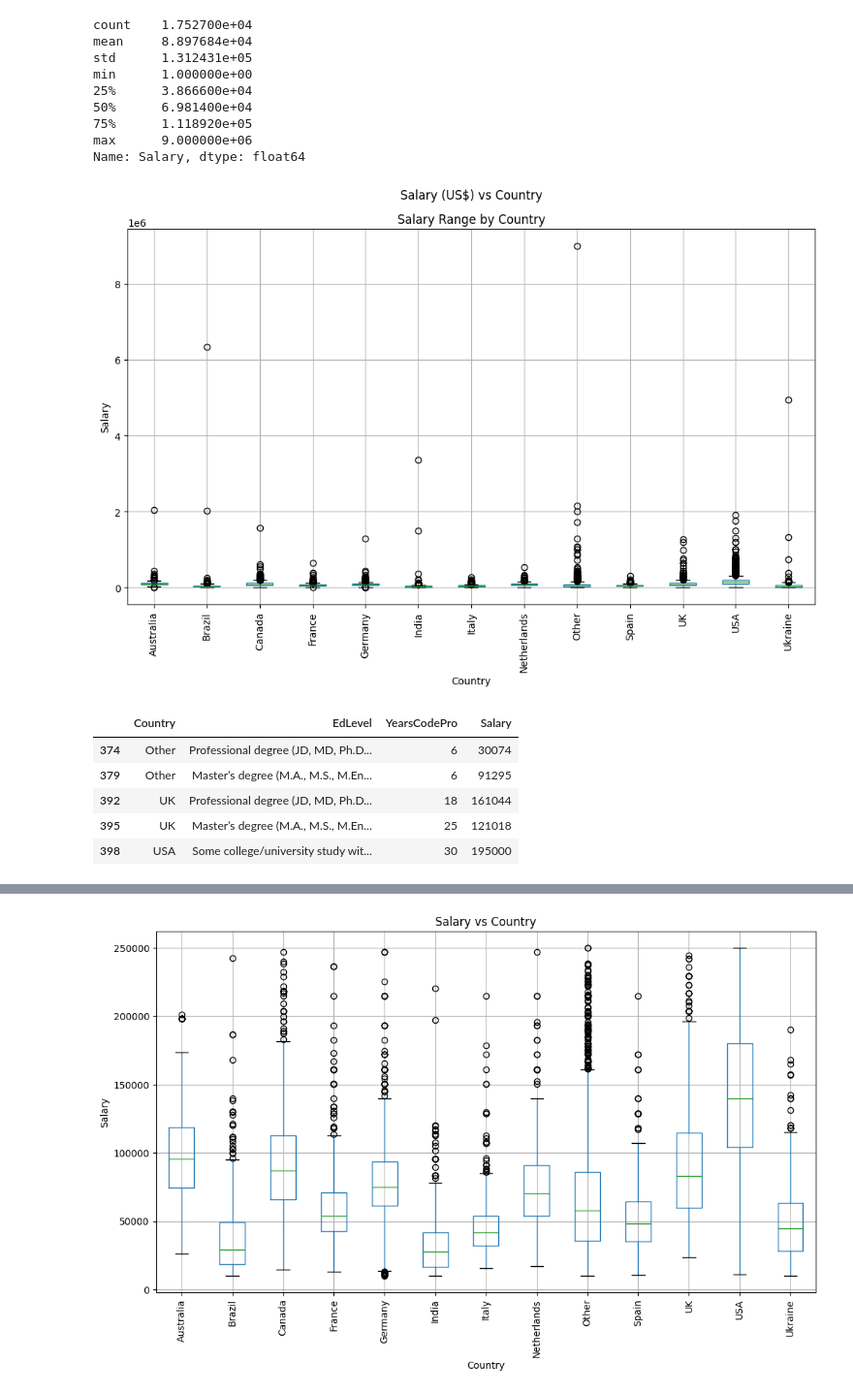
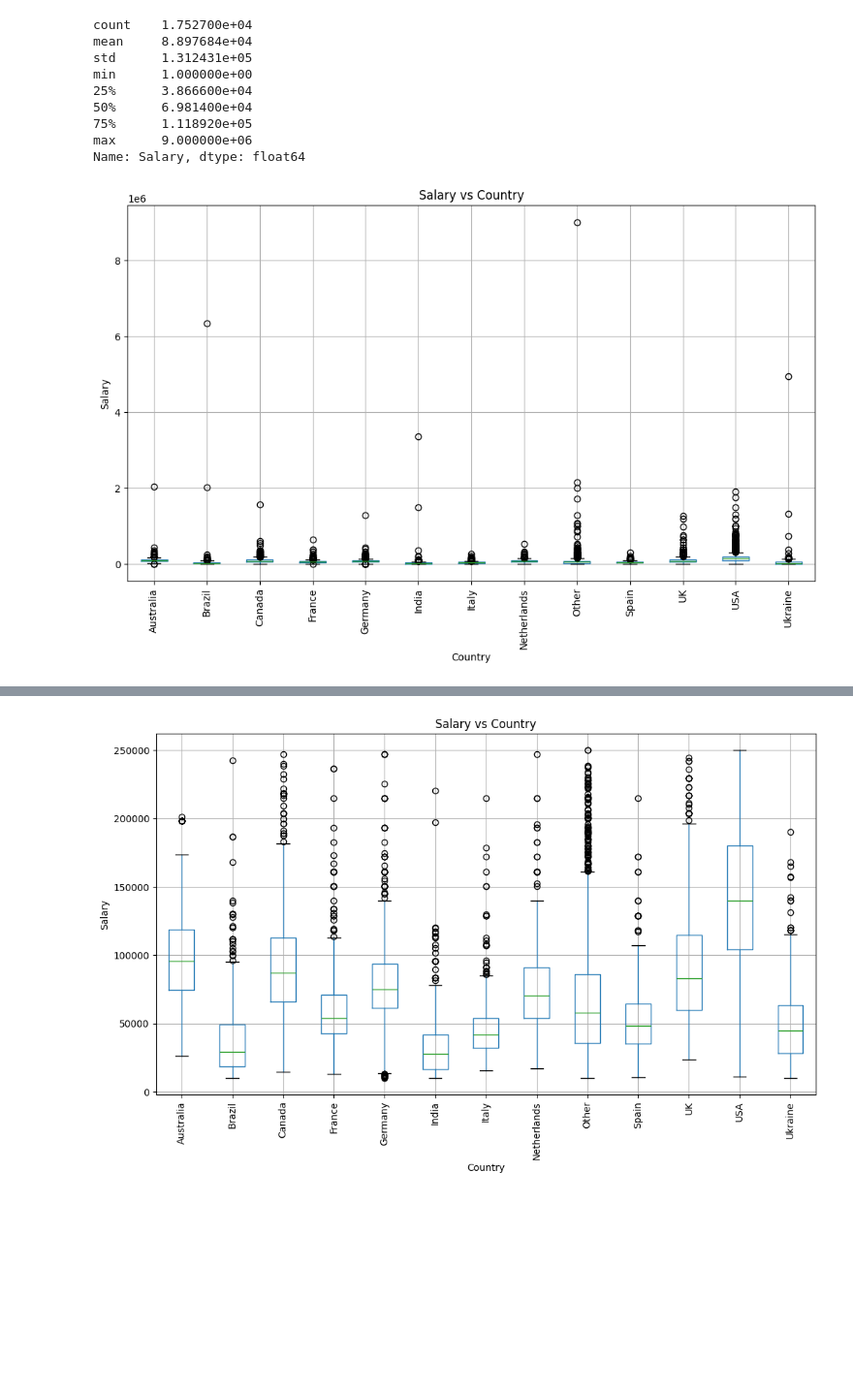
Before and after one commit to chombadennis/Salary_Prediction, a Jupyter notebook: salary_prediction.ipynb, the cells around one changed output, grey strips where cells are left out. Shown at 97% size. Cells and saved outputs as stored; diff of their text form; code cells hidden in the pictures; blank space fills up the shorter version.

```diff
--- a/salary_prediction.ipynb
+++ b/salary_prediction.ipynb
@@ -166,35 +166,37 @@ min      1.000000e+00
 max      9.000000e+06
 Name: Salary, dtype: float64
 # %%
-# Replacing the long country names with shorter ones:
-df['Country'] = df['Country'].replace({'United States of America': 'USA', 'United Kingdom of Great Britain and Northern Ireland': 'UK'})
+def clean_country_names(df):
+    # Replacing the long country names with shorter ones
+    df['Country'] = df['Country'].replace({
+        'United States of America': 'USA',
+        'United Kingdom of Great Britain and Northern Ireland': 'UK'
+    })
+    return df
+
+df = clean_country_names(df)
-# %%
-# Boxplot of Salary vs Country:
-fig, ax = plt.subplots(1, 1, figsize=(12, 7))
-df.boxplot("Salary", "Country", ax=ax)
-plt.suptitle("Salary (US$) vs Country")
-plt.title("Salary Range by Country")
-plt.ylabel("Salary")
-plt.xticks(rotation=90)
-plt.show()
-# %% [output]
-[figure, removed]
-# %%
-# Elimiante Outliers:
-USA_df = df[df["Country"] == "USA"]
-# Calculate 100th percentile of the Salary data for USA
-percentile_99 = USA_df["Salary"].quantile(0.99)
-
-#Filter out outliers from the salary data where the salary exceeds the 100th percentile value for all countries
-df = df[df["Salary"] <= percentile_99]
-df.head()
-# %% [output]
-|  | Country | EdLevel | YearsCodePro | Salary |
-| 374 | Other | Professional degree (JD, MD, Ph.D... | 6 | 30074 |
-| 379 | Other | Master’s degree (M.A., M.S., M.En... | 6 | 91295 |
-| 392 | UK | Professional degree (JD, MD, Ph.D... | 18 | 161044 |
-| 395 | UK | Master’s degree (M.A., M.S., M.En... | 25 | 121018 |
-| 398 | USA | Some college/university study wit... | 30 | 195000 |
+# %%
+def plot_boxplot(df, column, by, rot=0):
+    """
+    Function to plot the Salary distribution using Boxplot.
+
+    Parameters:
+    df (DataFrame): The DataFrame containing the data.
+    column (str): The column to plot.
+    by (str): The column to group by.
+    rot (int): Rotation angle for x-axis labels.
+    """
+    fig, ax = plt.subplots(1, 1, figsize=(12, 7))
+    df.boxplot(column, by, ax=ax)
+    plt.suptitle("")
+    plt.title(f"{column} vs {by}")
+    plt.ylabel(column)
+    plt.xticks(rotation=rot)
+    plt.show()
+
+plot_boxplot(df, "Salary", "Country", 90)
+# %% [output]
+[figure, added]
 # %%
 print(f"The shape of the data frame is: {df.shape}")
 print(df["Country"].value_counts())
```
Also changed, not shown: parts of 7 cells of this notebook, 4 other files.
